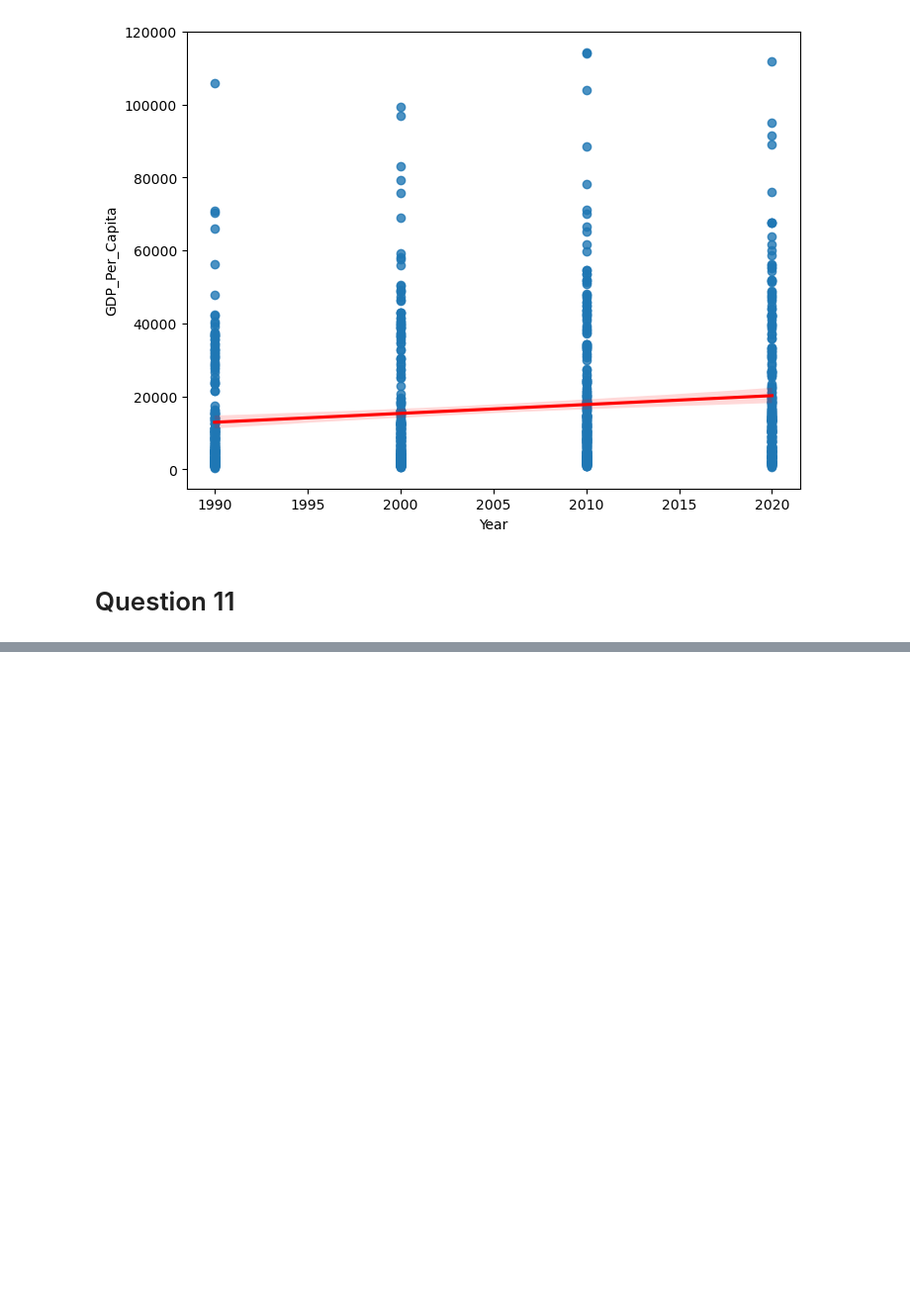
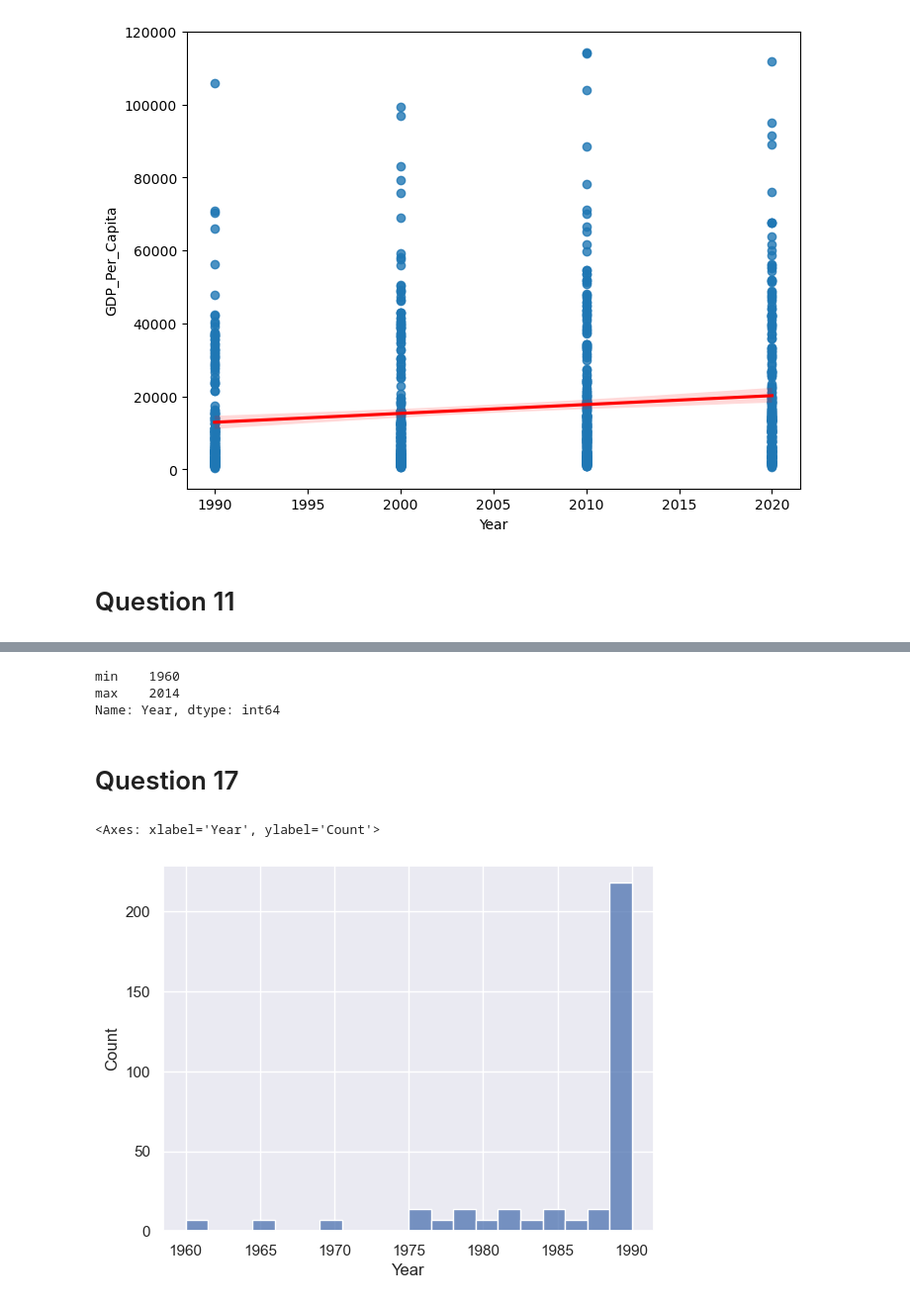
Before and after one commit to NSS-Data-Analytics-Cohort-11/undata-Timothyspratt, a Jupyter notebook: notebook/UN_data_project_DA11.ipynb, the cells around one changed output, grey strips where cells are left out. Shown: that part at 99% size. Drawn from its saved outputs; the diff is of its cells as text; code cells hidden in the pictures; blank space fills up the shorter version.

```diff
--- a/notebook/UN_data_project_DA11.ipynb
+++ b/notebook/UN_data_project_DA11.ipynb
@@ -256,0 +328,2 @@ plt.show()
+# %%
+internet_df = pd.read_csv('../data/internet_use.csv.', nrows=4495)
@@ -256,0 +348,4 @@ plt.show()
+# %%
+internet_df_less = internet_df.drop('Value Footnotes', axis=1)
+# %%
+internet_df_clean = internet_df_less.rename(columns={'Country or Area': 'Country', 'Value': 'Internet_Users_Pct'})
@@ -256,0 +410,13 @@ plt.show()
+# %%
+internet_df_clean['Year'].agg(['min', 'max'])
+# %% [output]
+min    1960
+max    2014
+Name: Year, dtype: int64
+# %% [markdown]
+# Question 17
+# %%
+sns.histplot(internet_df_clean['Year'], binrange=(1960,1990), bins=20)
+# %% [output]
+<Axes: xlabel='Year', ylabel='Count'>
+[figure, added]
```
Also changed, not shown: parts of 20 cells of this notebook.
